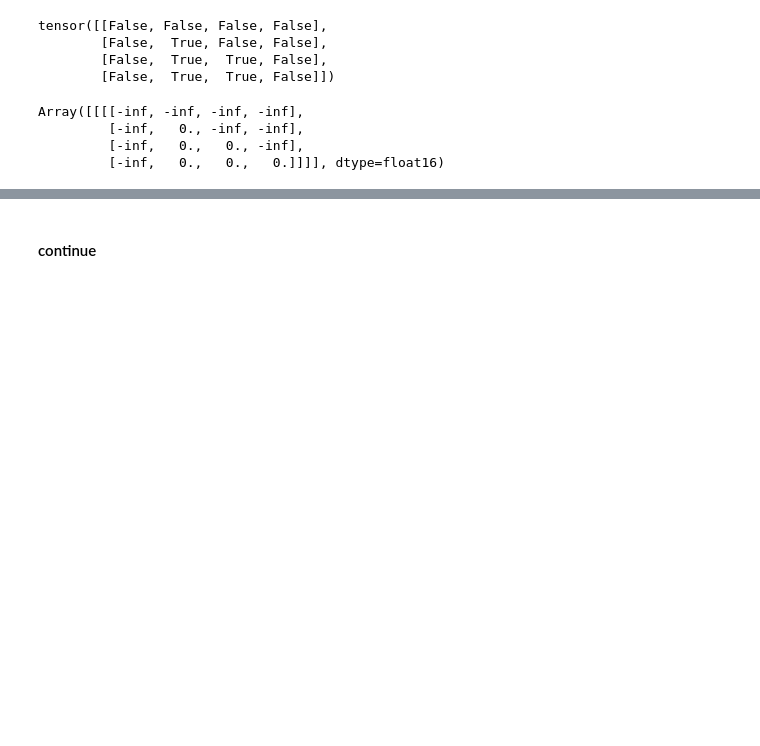
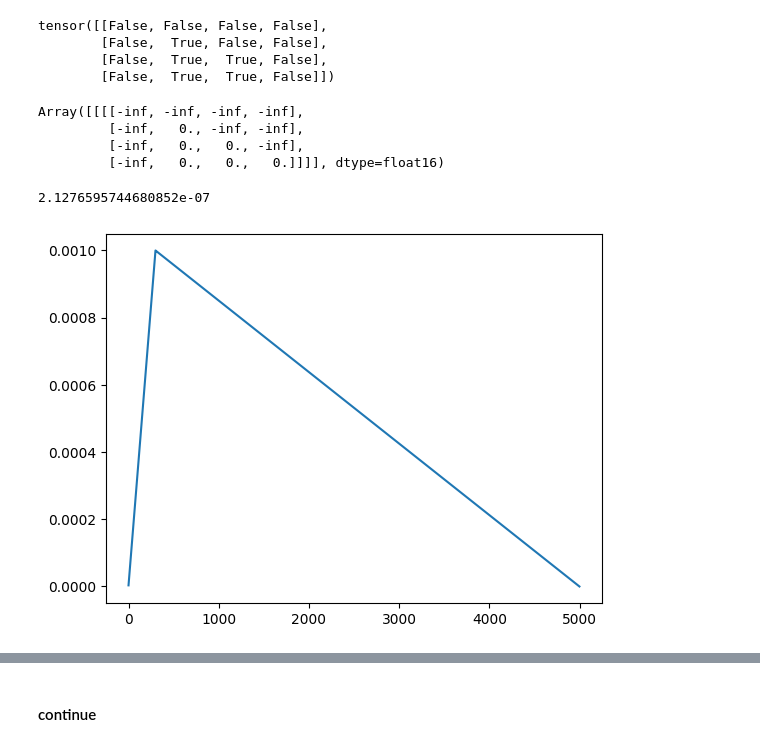
Before and after one commit to doldd/Time_Transformer, a Jupyter notebook: test_qwen_classification.ipynb, the cells around one changed output, grey strips where cells are left out. Saved outputs shown, nothing was run; the diff lists cells and outputs as text; code cells hidden in the pictures; blank space fills up the shorter version.

```diff
--- a/test_qwen_classification.ipynb
+++ b/test_qwen_classification.ipynb
@@ -666,3 +666,42 @@ Array([[[[-inf, -inf, -inf, -inf],
          [-inf,   0., -inf, -inf],
          [-inf,   0.,   0., -inf],
          [-inf,   0.,   0.,   0.]]]], dtype=float16)
+# %%
+import torch
+from torch.optim.lr_scheduler import LambdaLR
+from matplotlib import pyplot as plt
+
+def get_linear_schedule_with_warmup(
+    optimizer, num_warmup_steps, num_training_steps, last_epoch=-1
+):
+    """Create a schedule with a learning rate that decreases linearly after
+    linearly increasing during a warmup period.
+
+    From:
+        https://github.com/uds-lsv/bert-stable-fine-tuning/blob/master/src/transformers/optimization.py
+    """
+
+    def lr_lambda(current_step):
+        if current_step < num_warmup_steps:
+            return float(current_step) / float(max(1, num_warmup_steps))
+        return max(
+            0.0,
+            float(num_training_steps - current_step)
+            / float(max(1, num_training_steps - num_warmup_steps)),
+        )
+
+    return LambdaLR(optimizer, lr_lambda, last_epoch)
+model = torch.nn.Linear(10,10)
+
+optim = torch.optim.AdamW(model.parameters(), lr=1e-3)
+lr_sch = get_linear_schedule_with_warmup(optim, 300, 5_000)
+lrs = []
+for i in range(5000):
+    lr_sch.step()
+    lrs.append(lr_sch.get_lr()[0])
+
+plt.plot(lrs)
+lrs[-2]
+# %% [output]
+2.1276595744680852e-07
+[figure, added]
```
Also changed, not shown: parts of 32 cells of this notebook, 2 other files.
